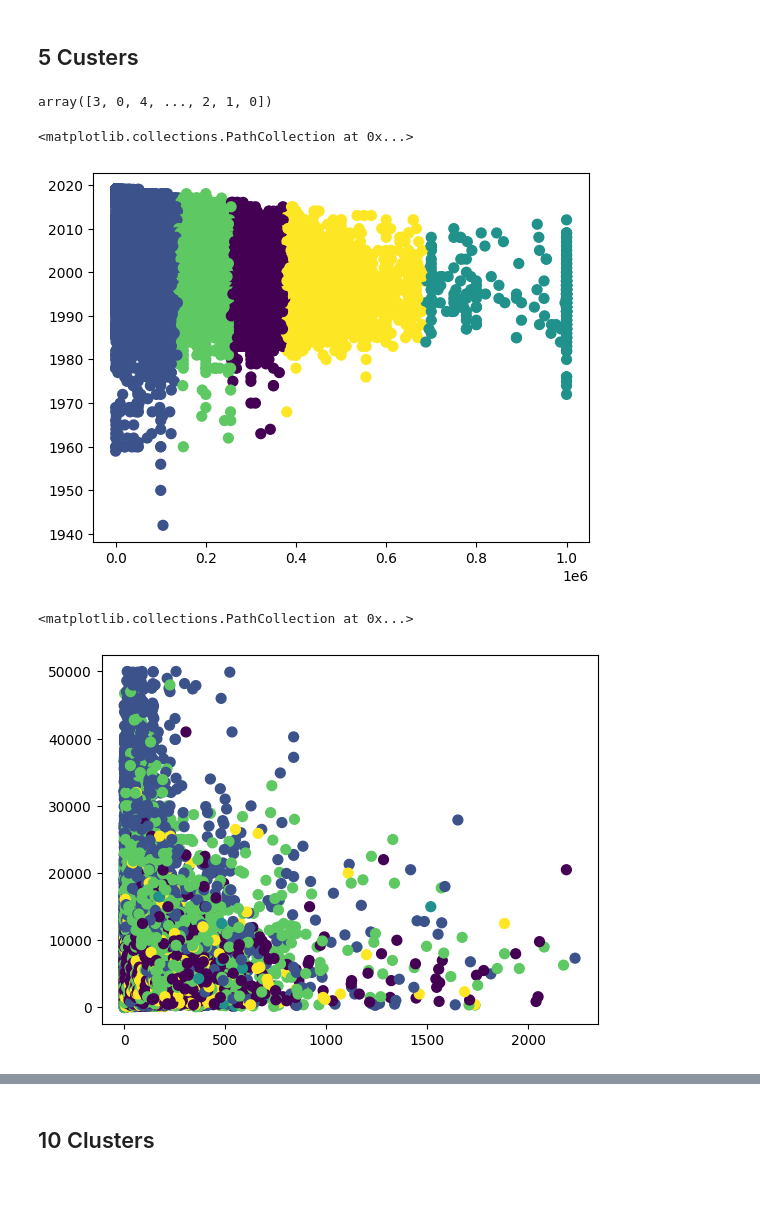
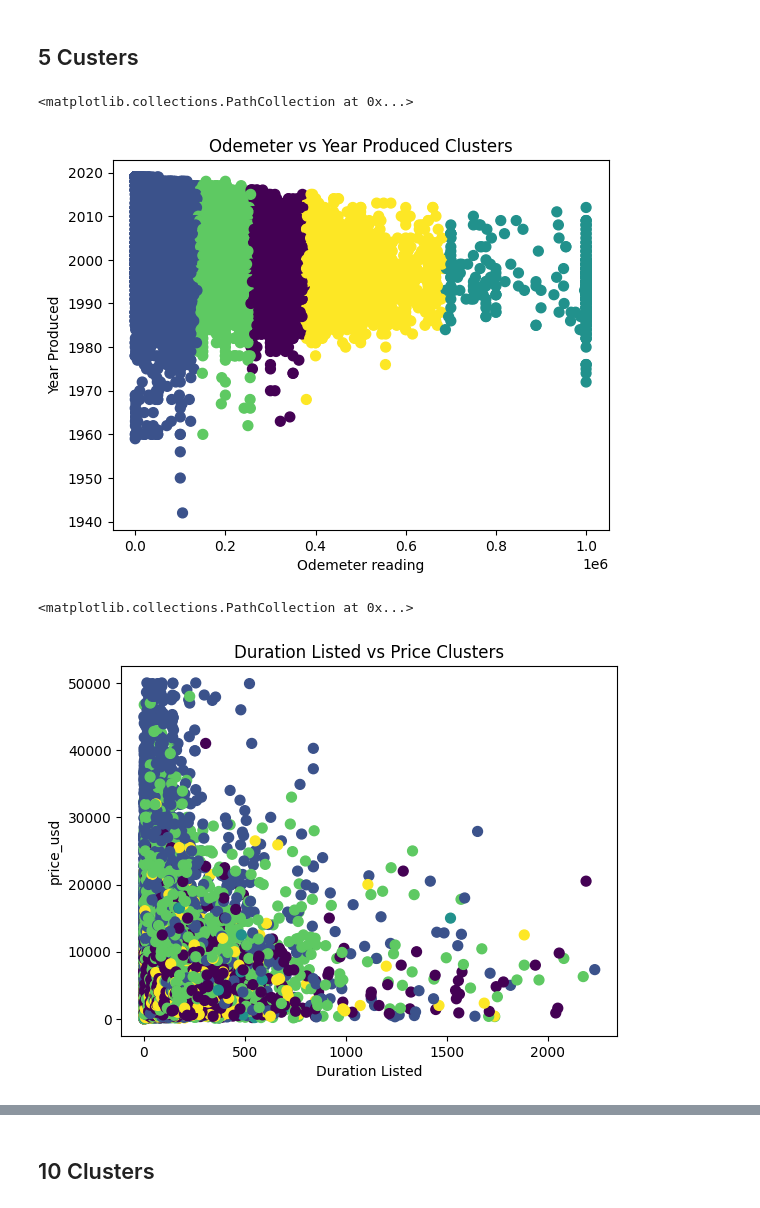
Before and after one commit to bhammin1/ai_portfolio_summer23, a Jupyter notebook: mod8/k_means_bhammin1.ipynb, the cells around one changed output, grey strips where cells are left out. Cells and saved outputs as stored; diff of their text form; code cells hidden in the pictures.

```diff
--- a/mod8/k_means_bhammin1.ipynb
+++ b/mod8/k_means_bhammin1.ipynb
@@ -10,2 +14,2 @@ import matplotlib.pyplot as plt
 # %%
-x,y, df = cp.all_prep("../data/cars.csv")
+x,y, df = cp.all_prep("../data/cars.csv",False)
@@ -74,22 +97,26 @@ plt.show()
 # %% [markdown]
 ## 5 Custers
 # %%
-kmeans_5 = KMeans(n_clusters=5, random_state=0, n_init="auto").fit_predict(df)
+kmeans_5 = KMeans(n_clusters=5, random_state=0, n_init="auto").fit(x)
-# %%
-kmeans_5
-# %% [output]
-array([3, 0, 4, ..., 2, 1, 0])
+# %%
+kmeans_5_labels = kmeans_5.labels_
 # %%
 # odemeter reading over year produced
-plt.scatter(df.iloc[:, 0], df.iloc[:, 1], c=kmeans_5, s=50, cmap='viridis')
+plt.title('Odemeter vs Year Produced Clusters')
+plt.xlabel('Odemeter reading')
+plt.ylabel('Year Produced')
+plt.scatter(df.iloc[:, 0], df.iloc[:, 1], c=kmeans_5_labels, s=50, cmap='viridis')
 # %% [output]
 <matplotlib.collections.PathCollection at 0x...>
-[figure, old version]
+[figure, new version]
 # %%
 # duration over price
-plt.scatter(df["duration_listed"] , df["price_usd"], c=kmeans_5, s=50, cmap='viridis')
+plt.title('Duration Listed vs Price Clusters')
+plt.xlabel('Duration Listed')
+plt.ylabel('price_usd')
+plt.scatter(df["duration_listed"] , df["price_usd"], c=kmeans_5_labels, s=50, cmap='viridis')
 # %% [output]
 <matplotlib.collections.PathCollection at 0x...>
-[figure, old version]
+[figure, new version]
 # %%
 # odemeter over price
```
Also changed, not shown: parts of 29 cells of this notebook, 3 other files.
